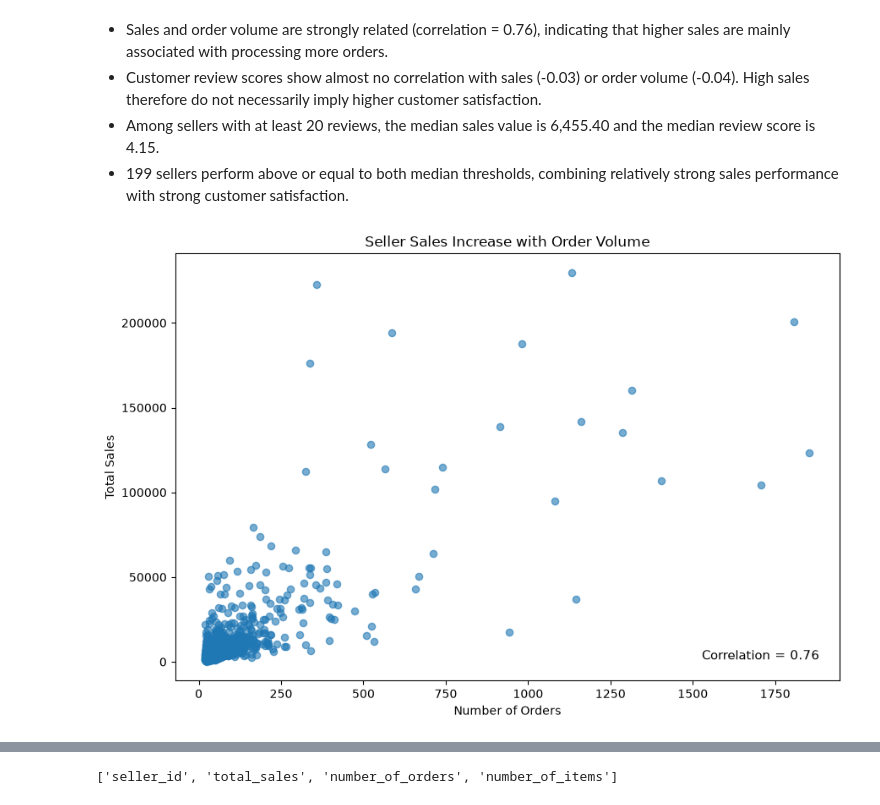
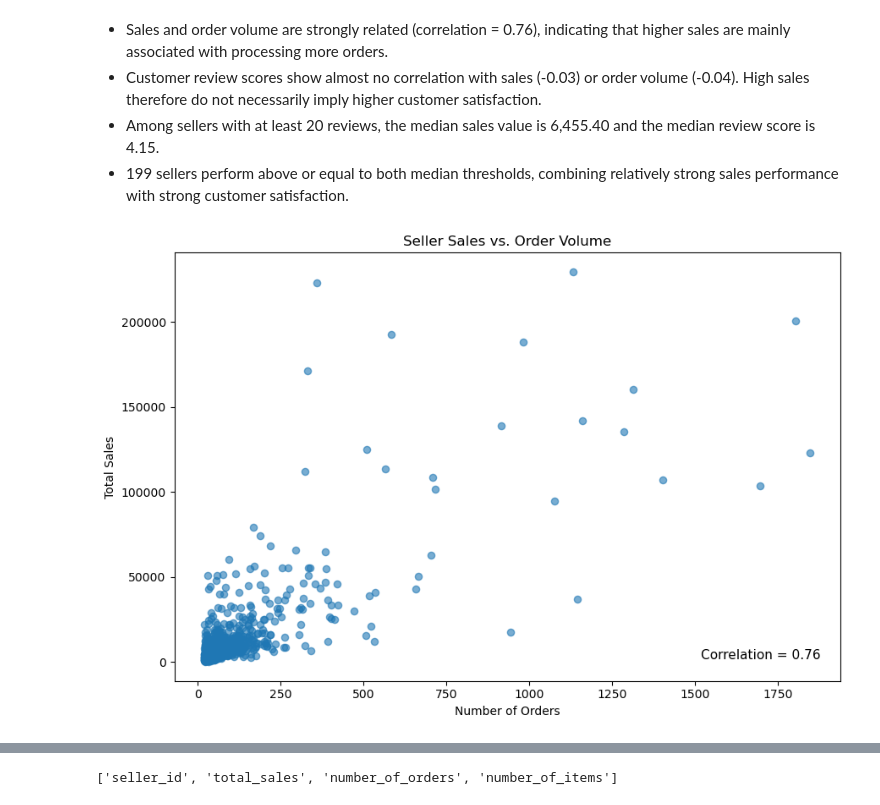
Before and after one commit to VMilewskiFF/SpikupCapstone2026_CYRV, a Jupyter notebook: notebooks/KPI4_Seller_Performance.ipynb, the cells around one changed output, grey strips where cells are left out. Saved outputs shown, nothing was run; the diff lists cells and outputs as text; code cells hidden in the pictures.

```diff
--- a/notebooks/KPI4_Seller_Performance.ipynb
+++ b/notebooks/KPI4_Seller_Performance.ipynb
@@ -166,0 +148,28 @@ seller_performance.head()
+# %%
+
+# Prepare seller orders using the KPI1 analysis period
+valid_orders = orders[
+    (orders["order_purchase_timestamp"] >= "2017-01-01") &
+    (orders["order_purchase_timestamp"] < "2018-09-01") &
+    (~orders["order_status"].isin(["canceled", "unavailable"]))
+][["order_id"]].copy()
+
+# Keep order items belonging to valid orders
+seller_items = order_items.merge(
+    valid_orders,
+    on="order_id",
+    how="inner"
+)
+
+# Calculate seller performance
+seller_performance = (
+    seller_items.groupby("seller_id")
+    .agg(
+        total_sales=("price", "sum"),
+        number_of_orders=("order_id", "nunique"),
+        number_of_items=("order_item_id", "count")
+    )
+    .reset_index()
+)
+
+seller_performance.head()
@@ -207,6 +239,6 @@ top_sellers_orders
 # %%
 seller_reviews = (
-    order_items[["order_id", "seller_id"]]
+    seller_items[["order_id", "seller_id"]]
     .drop_duplicates()
     .merge(
         reviews[["order_id", "review_score"]],
@@ -365,28 +467,28 @@ Strong sellers: 199
 # %%
 import matplotlib.pyplot as plt
 
 plt.figure(figsize=(9, 6))
 
 plt.scatter(
     reliable_sellers["number_of_orders"],
     reliable_sellers["total_sales"],
     alpha=0.6,
     s=35
 )
 
 plt.xlabel("Number of Orders")
 plt.ylabel("Total Sales")
-plt.title("Seller Sales Increase with Order Volume")
+plt.title("Seller Sales vs. Order Volume")
 
 plt.text(
     0.97, 0.05,
     "Correlation = 0.76",
     transform=plt.gca().transAxes,
     ha="right",
     fontsize=11
 )
 
 plt.tight_layout()
 plt.show()
 # %% [output]
-[figure, old version]
+[figure, new version]
```
Also changed, not shown: parts of 32 cells of this notebook, 2 other files.
